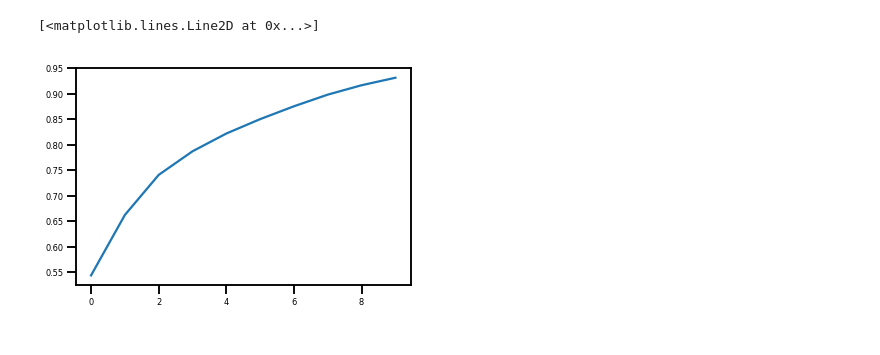
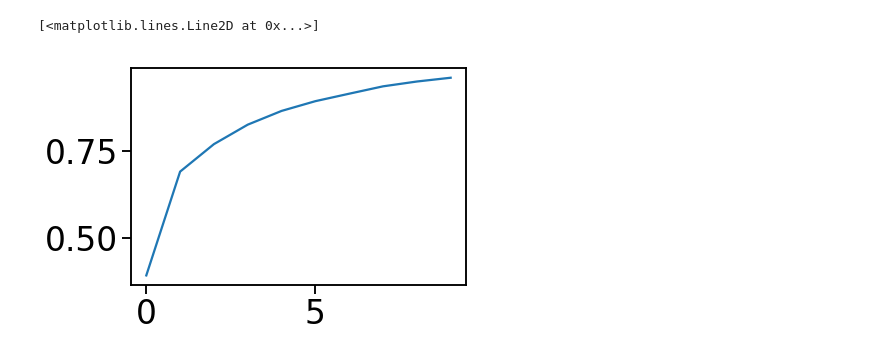
Before and after one commit to NCBI-Hackathons/RNA-Seq-in-the-Cloud, a Jupyter notebook: Expression/dan/exploratory_data.ipynb, the cells around one changed output. Cells and saved outputs as stored; diff of their text form; code cells hidden in the pictures.

```diff
--- a/Expression/dan/exploratory_data.ipynb
+++ b/Expression/dan/exploratory_data.ipynb
@@ -11,3 +18,0 @@ corr = data.corr(method='spearman')
-# %%
-sns.set_context('talk',font_scale=.5)
-sns.clustermap(data.corr(method='spearman'))
@@ -63,2 +32,0 @@ data
-# %%
-df = data.loc[[i for i in list(data.index) if '_' not in i]]
@@ -79,10 +33,13 @@ sns.distplot(std_df_corrs.values.flatten())
+# %%
+df = df.T
 # %%
-fit = p.fit(std_df)
+fit = p.fit(df)
 # %%
+sns.set_context('talk',font_scale=2)
 plt.plot(np.cumsum(fit.explained_variance_ratio_))
 # %% [output]
 [<matplotlib.lines.Line2D at 0x...>]
-[figure, old version]
+[figure, new version]
 # %%
 pca_two = PCA(2)
 # %%
```
Also changed, not shown: parts of 26 cells of this notebook.
